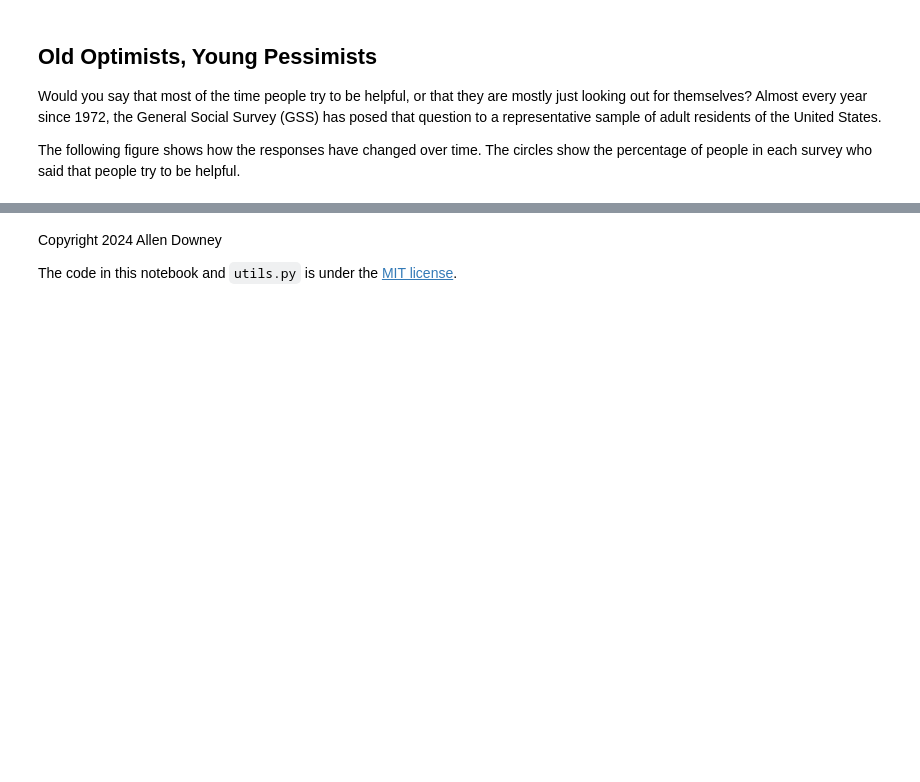
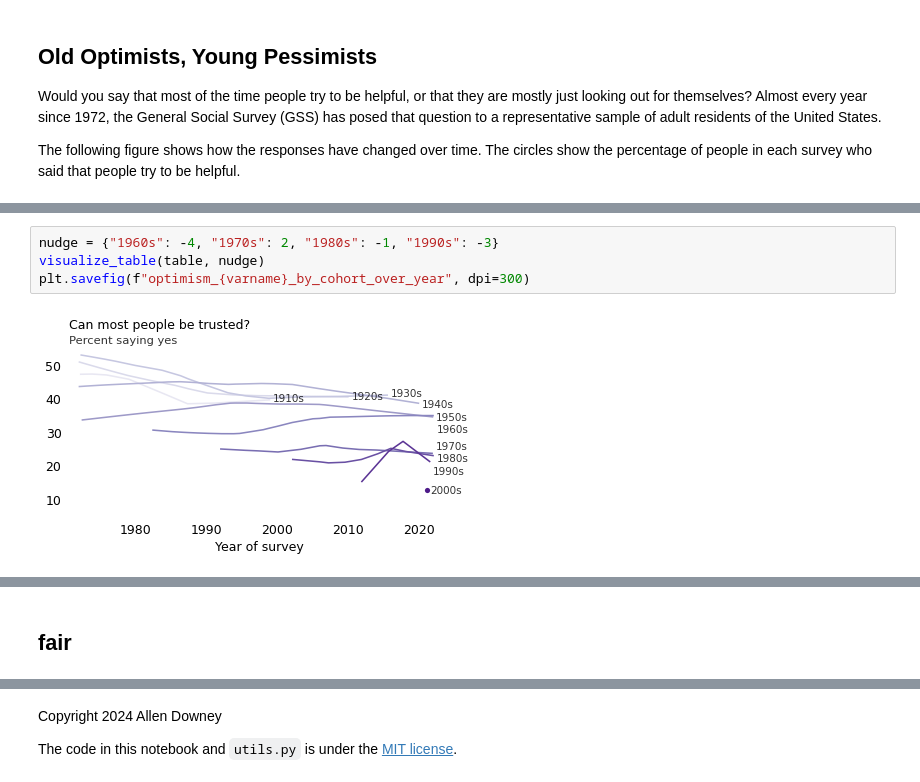
Before and after one commit to AllenDowney/ProbablyOverthinkingIt, a Jupyter notebook: examples/optimism.ipynb, the cells around one changed output, grey strips where cells are left out. Saved outputs shown, nothing was run; the diff lists cells and outputs as text; blank space fills up the shorter version.

```diff
--- a/examples/optimism.ipynb
+++ b/examples/optimism.ipynb
@@ -313,0 +393,6 @@ visualize_table(table)
+# %%
+nudge = {"1960s": -4, "1970s": 2, "1980s": -1, "1990s": -3}
+visualize_table(table, nudge)
+plt.savefig(f"optimism_{varname}_by_cohort_over_year", dpi=300)
+# %% [output]
+[figure, added]
@@ -313,0 +400,2 @@ visualize_table(table)
+# %% [markdown]
+## fair
```
Also changed, not shown: parts of 55 cells of this notebook.
